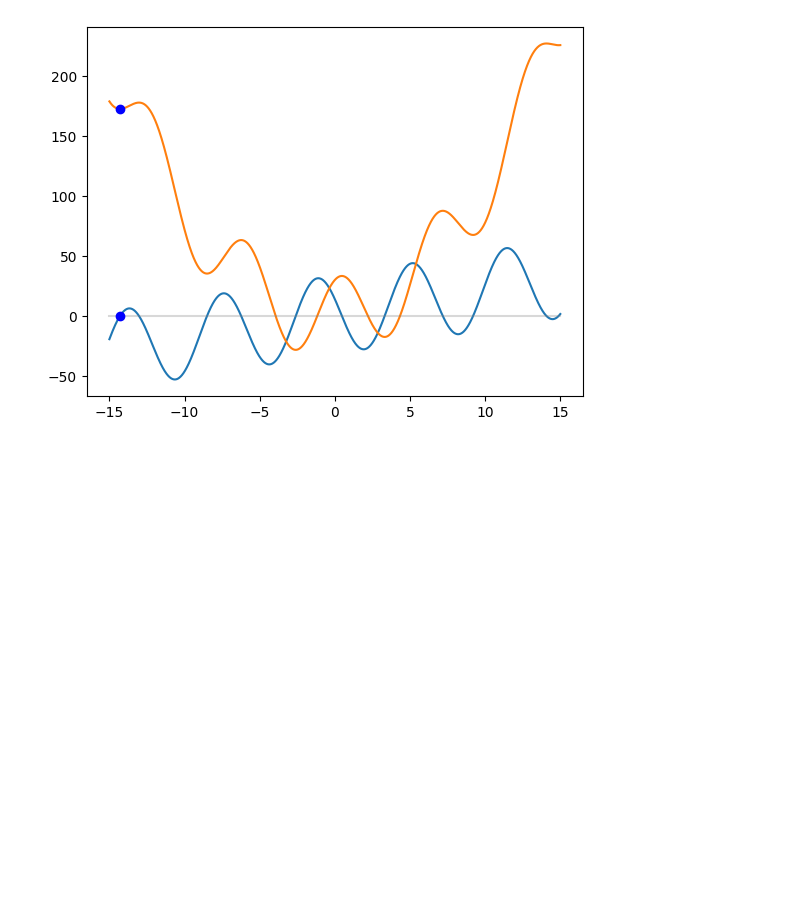
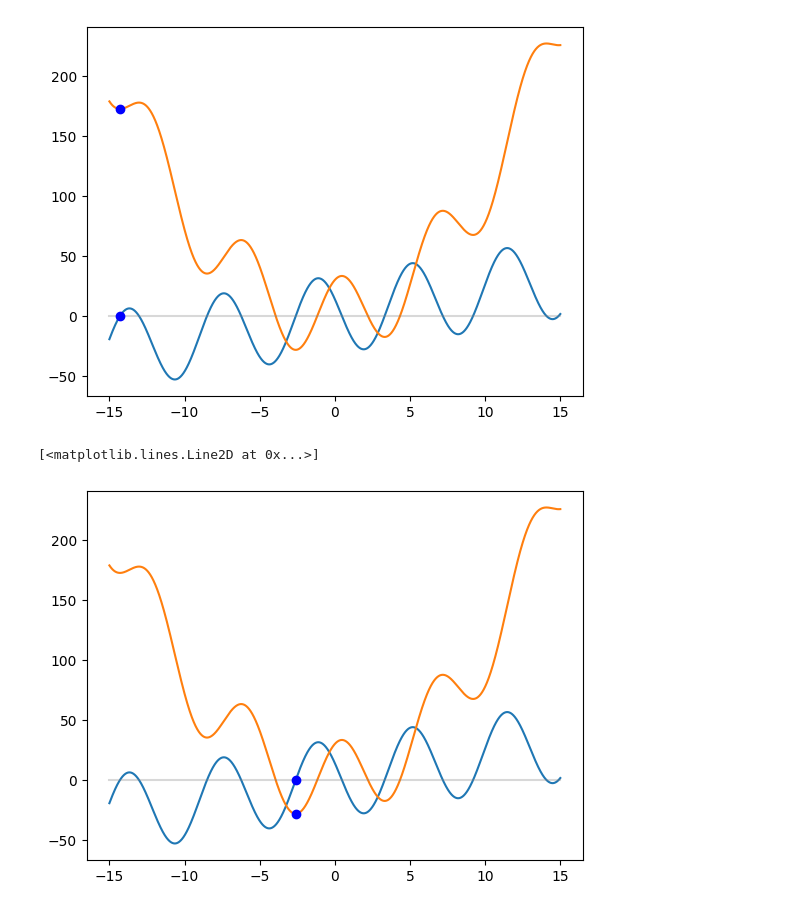
Before and after one commit to MarcoAfB/Optimization, a Jupyter notebook: Optimization_Algoritmos.ipynb, the cells around one changed output. Drawn from its saved outputs; the diff is of its cells as text; code cells hidden in the pictures; blank space fills up the shorter version.

Commit message:
Modeficação do Bisection para buscarmos mínimas locais melhores

```diff
--- a/Optimization_Algoritmos.ipynb
+++ b/Optimization_Algoritmos.ipynb
@@ -253,3 +253,33 @@ plt.plot(bisect,dev_func(bisect), "or", color="b")
 # %% [output]
 [<matplotlib.lines.Line2D at 0x...>]
 [figure]
+# %%
+'''Uma modificação do Bisection para que ele não pare na primeira mínima, podemos especificar
+em "n_iteration" quantos 0 da derivada ele irá encontrar (caso for mais que a existente ele
+passara por todas) podemos então selecionar o melhor 0 da derivada encontrado'''
+def Bisection_mod(f, derivative_f, ini, termino, n_iteration):
+    perfomace = {}
+    for i in range(n_iteration):
+        point = Bisection(derivative_f, ini, termino)
+        if point == 0:
+            continue
+        perfomace[point] = f(point)
+        ini = point + 0.001
+
+    performace = sorted(perfomace.items(), key=lambda x:x[1])
+    return performace
+# %%
+bisect = Bisection_mod(func, dev_func, -15, 15, 7)
+bisect
+"sendo bisect[0][0] o melhor ponto"
+# %%
+ax = plt.subplot(111)
+x = np.linspace(-15, 15, 10000)
+ax.plot(x, dev_func(x))
+ax.plot(x, func(x))
+plt.plot([15,-15], [0,0], linestyle="-", color=('grey', 0.3))
+plt.plot(bisect[0][0],func(bisect[0][0]), "or", color="b")
+plt.plot(bisect[0][0],dev_func(bisect[0][0]), "or", color="b")
+# %% [output]
+[<matplotlib.lines.Line2D at 0x...>]
+[figure, added]
```
Also changed, not shown: parts of 1 cell of this notebook.
